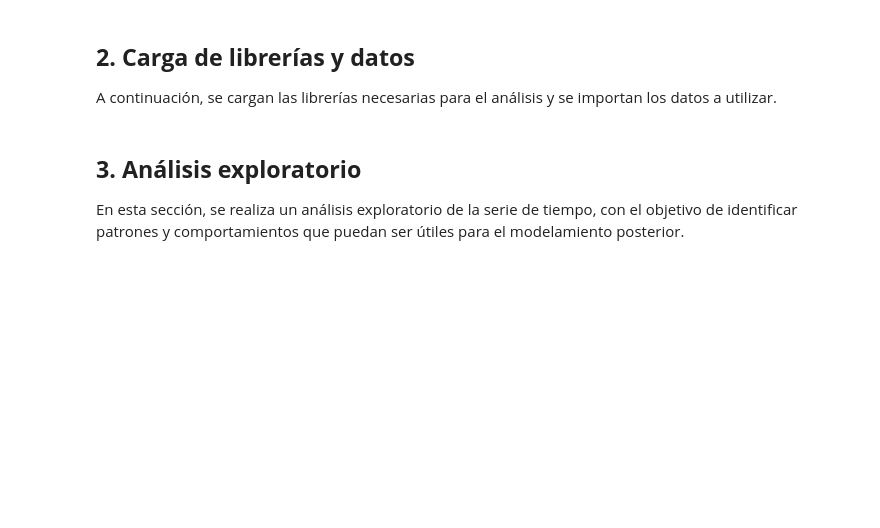
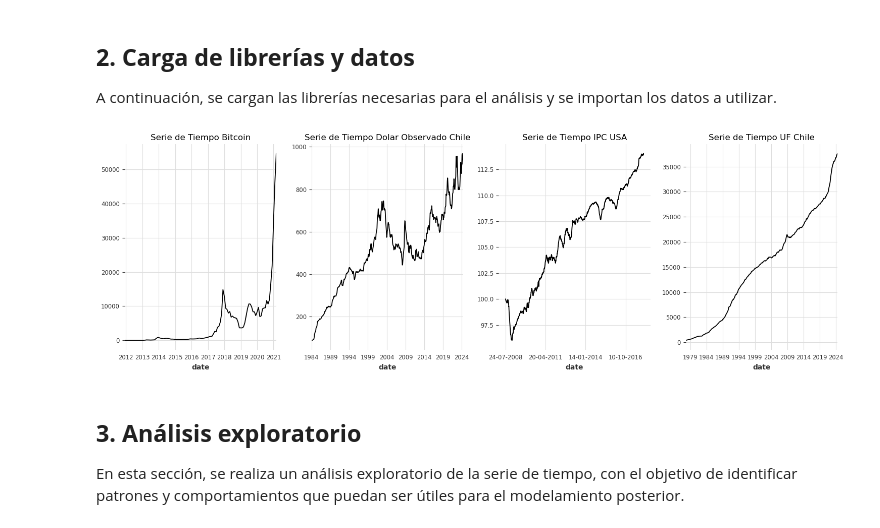
Before and after one commit to lw4diy/time-series-g16, a Jupyter notebook: notebook_tarea_final_grupo_16.ipynb, the cells around one changed output. Saved outputs shown, nothing was run; the diff lists cells and outputs as text; code cells hidden in the pictures; blank space fills up the shorter version.

Commit message:
Carga y Visualización de Alternativas de datasets

```diff
--- a/notebook_tarea_final_grupo_16.ipynb
+++ b/notebook_tarea_final_grupo_16.ipynb
@@ -38,7 +38,8 @@ import statsmodels.api as sm
 from sklearn.metrics import mean_squared_error
 # %%
 # Carga de datos y preprocesamiento
-data = pd.read_csv('data.csv', parse_dates=['date'], index_col='date')
+data_bitcoin = pd.read_csv('datasets/bitcoin.csv')
+data_ipcusa = pd.read_csv('datasets/PriceStats_CPI.csv')
+data_uf = pd.read_csv('datasets/UF.csv', sep=";")
+data_dolar = pd.read_csv('datasets/Dolar.csv',sep=";")
 # acá preprocesemos lo que haga falta: interpolar sobre nulos, eliminar columnas, arreglar formatos, etc.
-
-data.head()
@@ -45,3 +98,18 @@ data.head()
+# %%
+
+# Crear una figura y subplots
+fig, axes = plt.subplots(nrows=1, ncols=4, figsize=(15, 5))
+
+# Graficar cada serie de tiempo en su respectivo subplot
+data_bitcoin['Close'].plot(ax=axes[0], title='Serie de Tiempo Bitcoin')
+data_ipcusa['PriceStats'].plot(ax=axes[2], title='Serie de Tiempo IPC USA')
+data_dolar['Dolar'].plot(ax=axes[1], title='Serie de Tiempo Dolar Observado Chile')
+data_uf['UF'].plot(ax=axes[3], title='Serie de Tiempo UF Chile')
+# Mostrar la gráfica
+plt.tight_layout()
+plt.show()
+# %% [output]
+[figure, added]
 # %%
 # Creación de la serie de tiempo, con train y test
 ts = TimeSeries.from_dataframe(data, 'date', ['value'])
```
Also changed, not shown: parts of 1 cell of this notebook.
